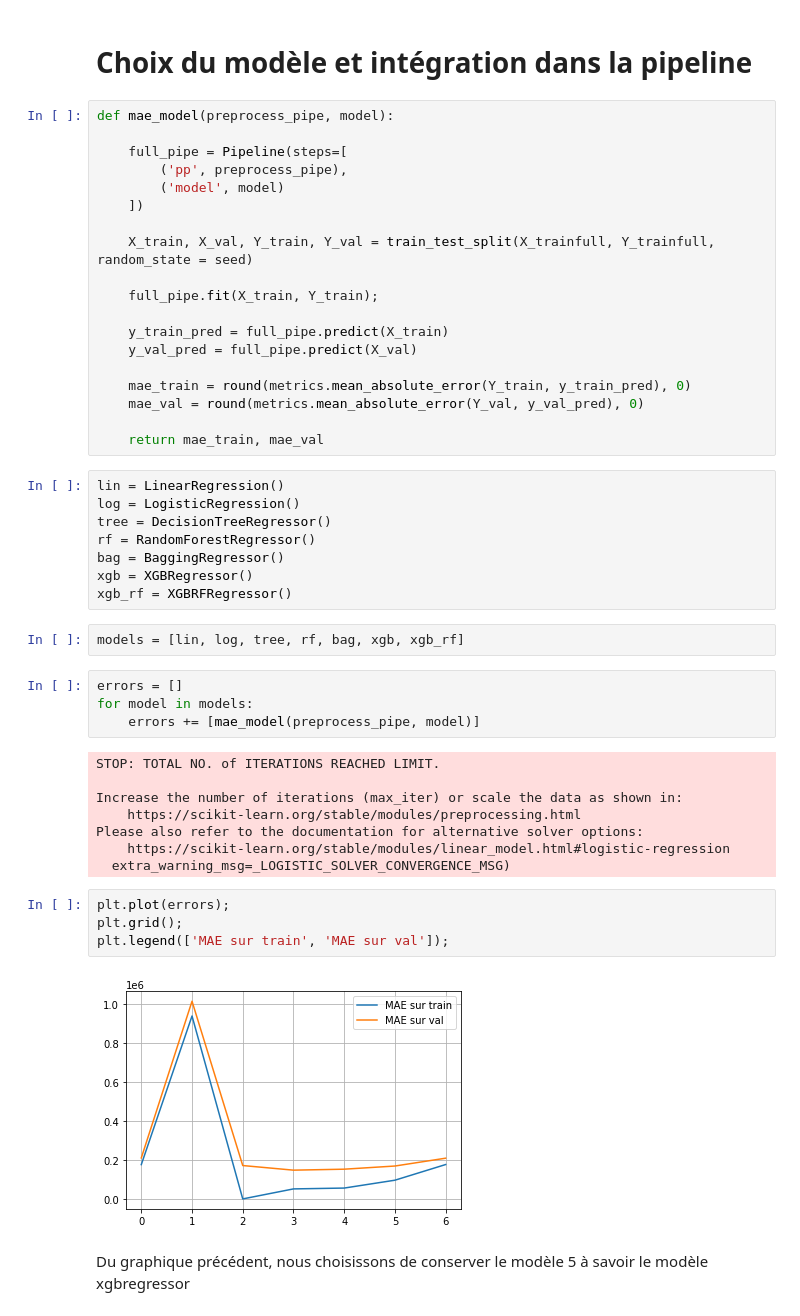
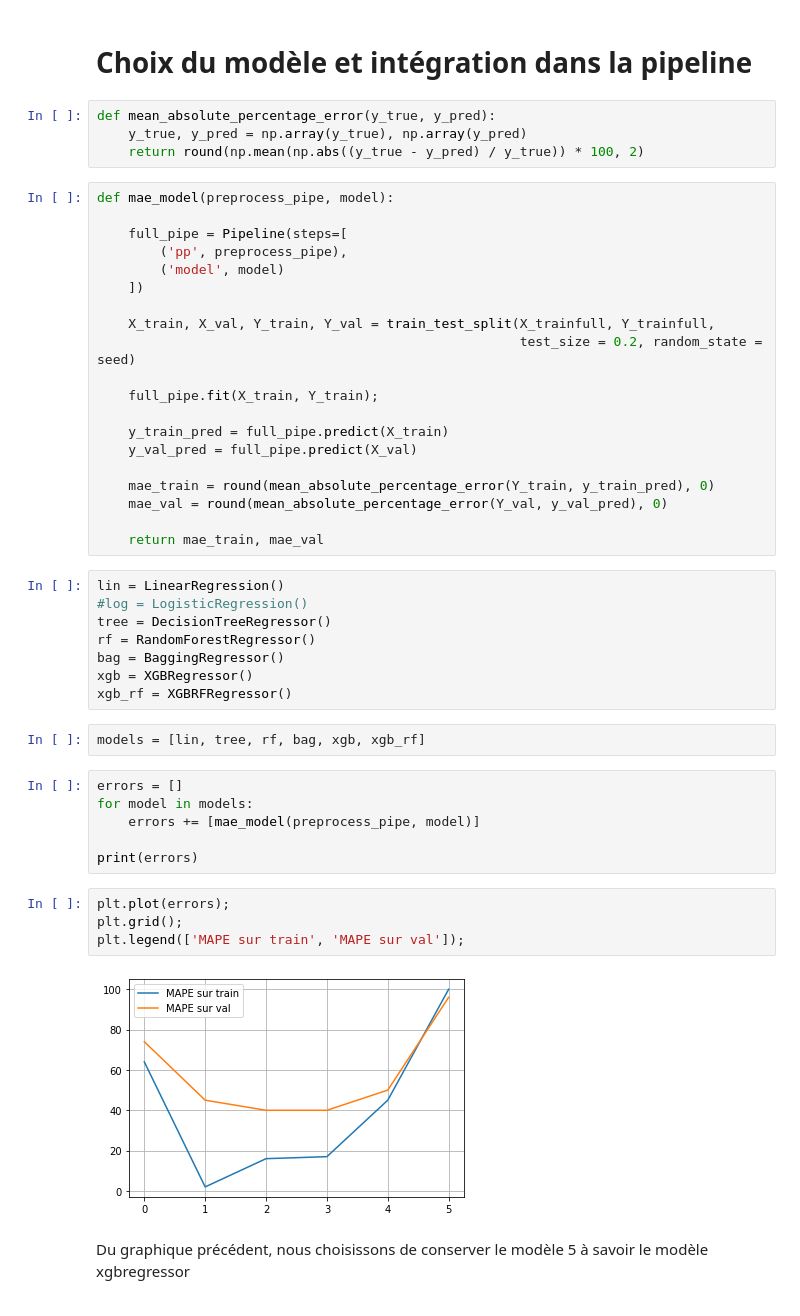
Before and after one commit to laurent-33/ML-09-realestate-djml, a Jupyter notebook: scripts/02_data_processing_and_model.ipynb, the cells around one changed output. Drawn from its saved outputs; the diff is of its cells as text.

Commit message:
laurent : évaluation des modèles avec mape

```diff
--- a/scripts/02_data_processing_and_model.ipynb
+++ b/scripts/02_data_processing_and_model.ipynb
@@ -167,6 +167,10 @@ preprocess_pipe = ColumnTransformer(transformers=[
 ])
 # %% [markdown]
 # Choix du modèle et intégration dans la pipeline
+# %%
+def mean_absolute_percentage_error(y_true, y_pred):
+    y_true, y_pred = np.array(y_true), np.array(y_pred)
+    return round(np.mean(np.abs((y_true - y_pred) / y_true)) * 100, 2)
 # %%
 def mae_model(preprocess_pipe, model):
 
@@ -175,45 +179,40 @@ def mae_model(preprocess_pipe, model):
         ('model', model)
     ])
 
-    X_train, X_val, Y_train, Y_val = train_test_split(X_trainfull, Y_trainfull, random_state = seed)
+    X_train, X_val, Y_train, Y_val = train_test_split(X_trainfull, Y_trainfull,
+                                                      test_size = 0.2, random_state = seed)
 
     full_pipe.fit(X_train, Y_train);
 
     y_train_pred = full_pipe.predict(X_train)
     y_val_pred = full_pipe.predict(X_val)
 
-    mae_train = round(metrics.mean_absolute_error(Y_train, y_train_pred), 0)
-    mae_val = round(metrics.mean_absolute_error(Y_val, y_val_pred), 0)
+    mae_train = round(mean_absolute_percentage_error(Y_train, y_train_pred), 0)
+    mae_val = round(mean_absolute_percentage_error(Y_val, y_val_pred), 0)
 
     return mae_train, mae_val
 # %%
 lin = LinearRegression()
-log = LogisticRegression()
+#log = LogisticRegression()
 tree = DecisionTreeRegressor()
 rf = RandomForestRegressor()
 bag = BaggingRegressor()
 xgb = XGBRegressor()
 xgb_rf = XGBRFRegressor()
 # %%
-models = [lin, log, tree, rf, bag, xgb, xgb_rf]
+models = [lin, tree, rf, bag, xgb, xgb_rf]
 # %%
 errors = []
 for model in models:
     errors += [mae_model(preprocess_pipe, model)]
+
+print(errors)
-# %% [output]
-STOP: TOTAL NO. of ITERATIONS REACHED LIMIT.
-
-Increase the number of iterations (max_iter) or scale the data as shown in:
-    https://scikit-learn.org/stable/modules/preprocessing.html
-Please also refer to the documentation for alternative solver options:
-    https://scikit-learn.org/stable/modules/linear_model.html#logistic-regression
-  extra_warning_msg=_LOGISTIC_SOLVER_CONVERGENCE_MSG)
 # %%
 plt.plot(errors);
 plt.grid();
-plt.legend(['MAE sur train', 'MAE sur val']);
+plt.legend(['MAPE sur train', 'MAPE sur val']);
 # %% [output]
-[figure, old version]
+[figure, new version]
 # %% [markdown]
 Du graphique précédent, nous choisissons de conserver le modèle 5 à savoir le modèle xgbregressor
 # %% [markdown]
```
Also changed, not shown: parts of 7 cells of this notebook.
